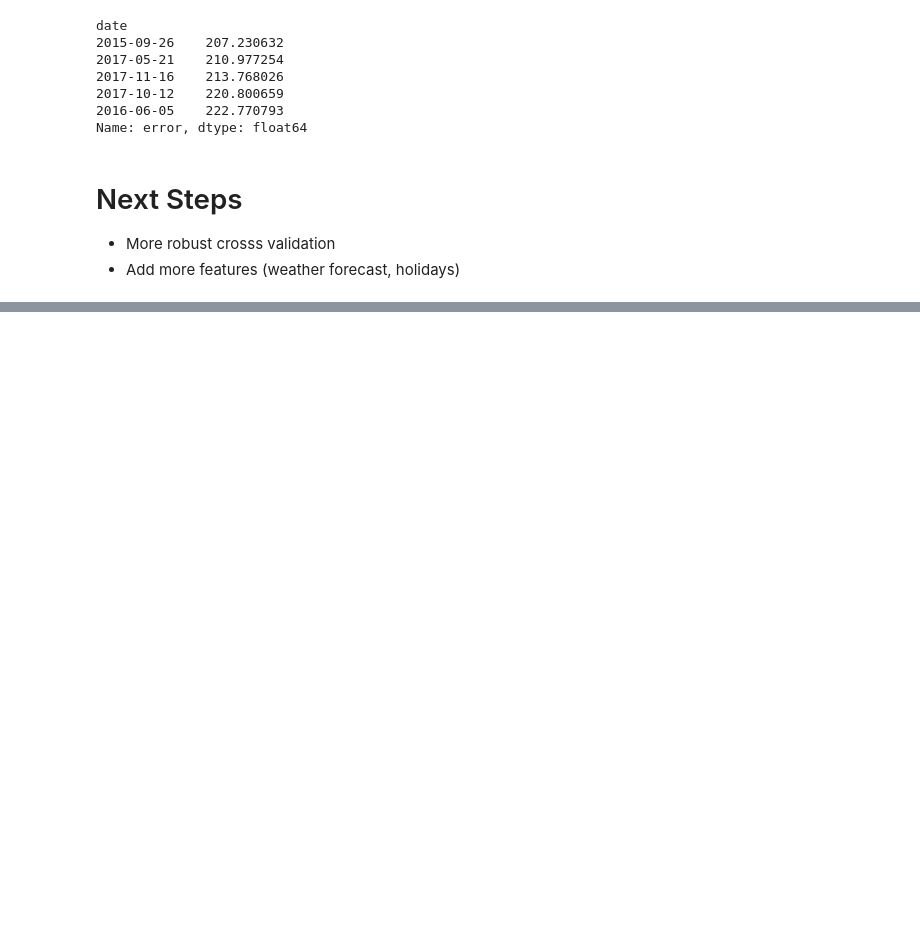
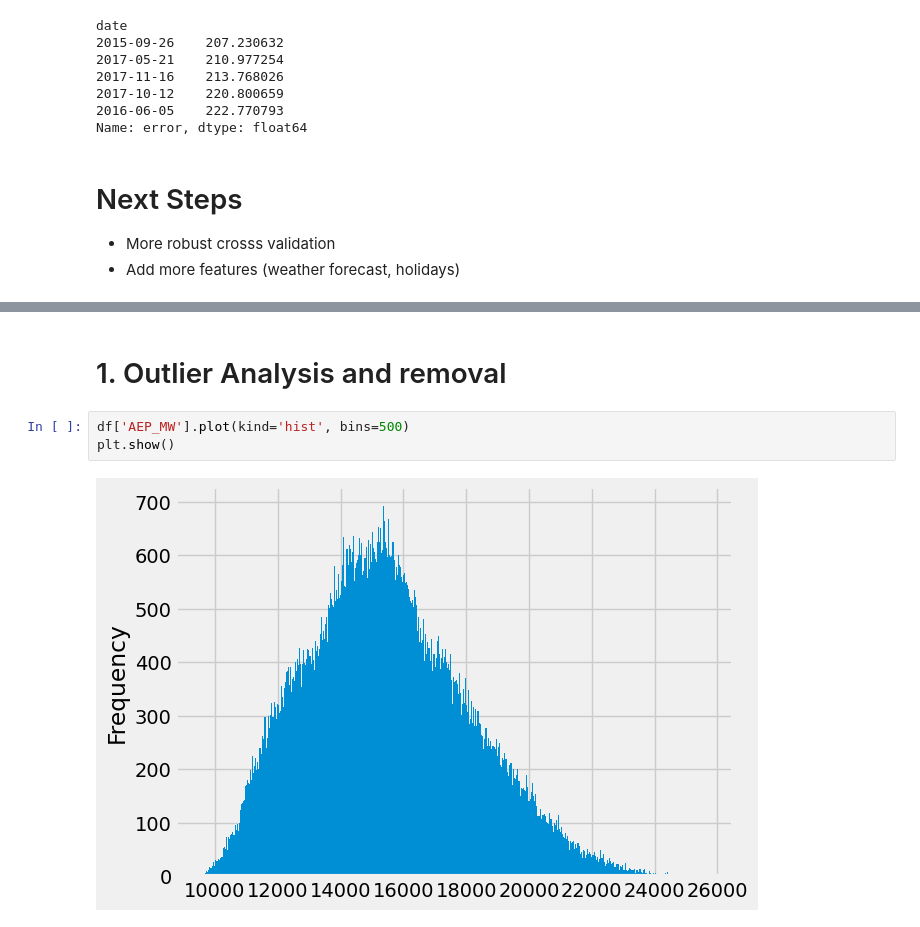
Before and after one commit to IsaacArredondo/TimeSeriesForecastingML, a Jupyter notebook: AEP_hourly.ipynb, the cells around one changed output, grey strips where cells are left out. Drawn from its saved outputs; the diff is of its cells as text; blank space fills up the shorter version.

```diff
--- a/AEP_hourly.ipynb
+++ b/AEP_hourly.ipynb
@@ -235,0 +264,7 @@ Name: error, dtype: float64
+# %% [markdown]
+# 1. Outlier Analysis and removal
+# %%
+df['AEP_MW'].plot(kind='hist', bins=500)
+plt.show()
+# %% [output]
+[figure, added]
```
Also changed, not shown: parts of 19 cells of this notebook.
